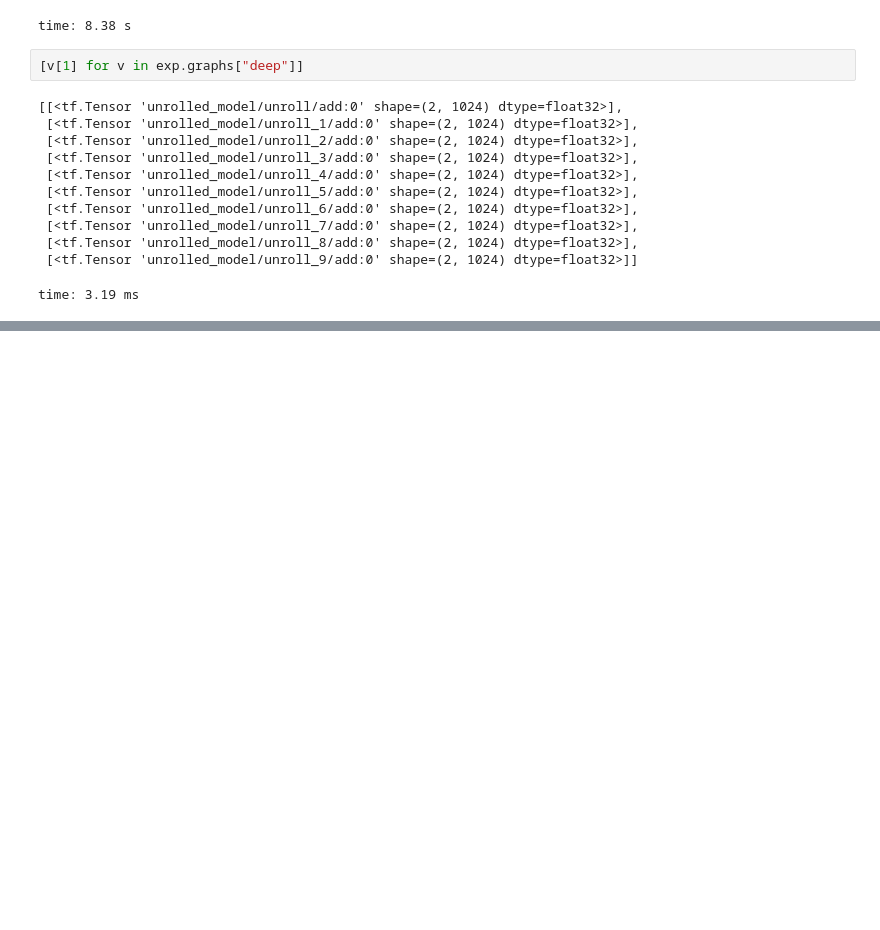
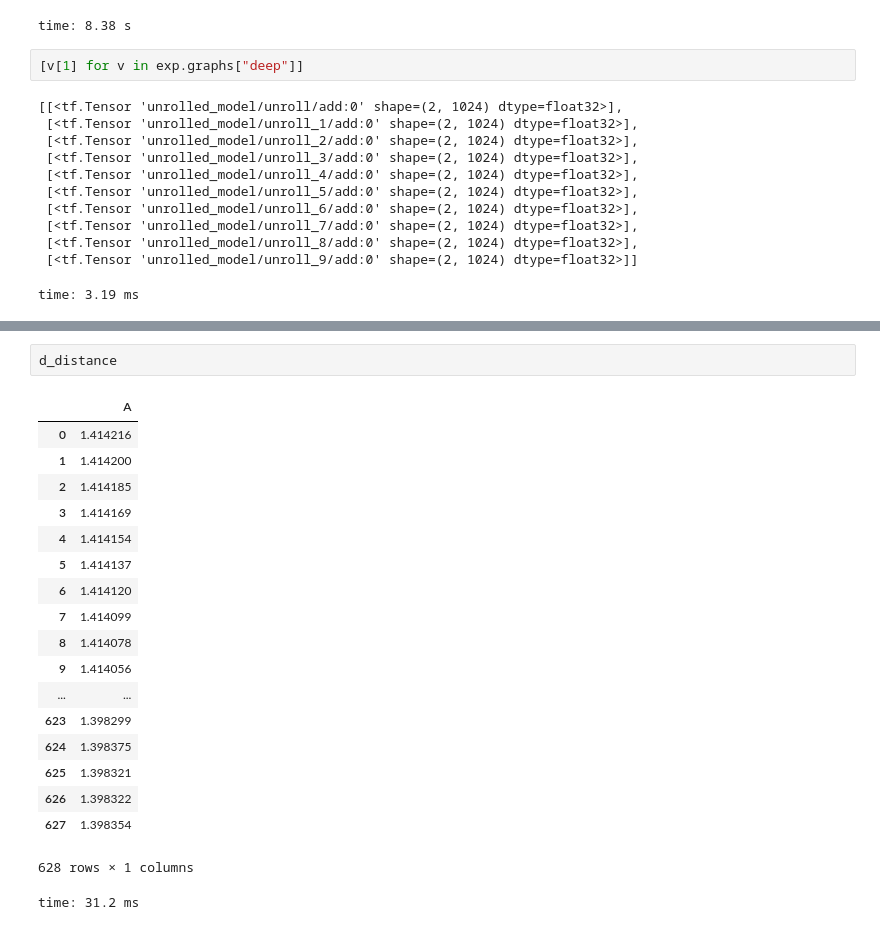
Before and after one commit to Gabriel-Ducrocq/LearningCommunicate, a Jupyter notebook: LearningCom.ipynb, the cells around one changed output, grey strips where cells are left out. Cells and saved outputs as stored; diff of their text form; blank space fills up the shorter version.

```diff
--- a/LearningCom.ipynb
+++ b/LearningCom.ipynb
@@ -823,0 +829,22 @@ time: 13.3 ms
+# %%
+d_distance
+# %% [output]
+|  | A |
+| 0 | 1.414216 |
+| 1 | 1.414200 |
+| 2 | 1.414185 |
+| 3 | 1.414169 |
+| 4 | 1.414154 |
+| 5 | 1.414137 |
+| 6 | 1.414120 |
+| 7 | 1.414099 |
+| 8 | 1.414078 |
+| 9 | 1.414056 |
+| ... | ... |
+| 623 | 1.398299 |
+| 624 | 1.398375 |
+| 625 | 1.398321 |
+| 626 | 1.398322 |
+| 627 | 1.398354 |
+628 rows × 1 columns
+time: 31.2 ms
```
Also changed, not shown: parts of 23 cells of this notebook, 1 other file.
